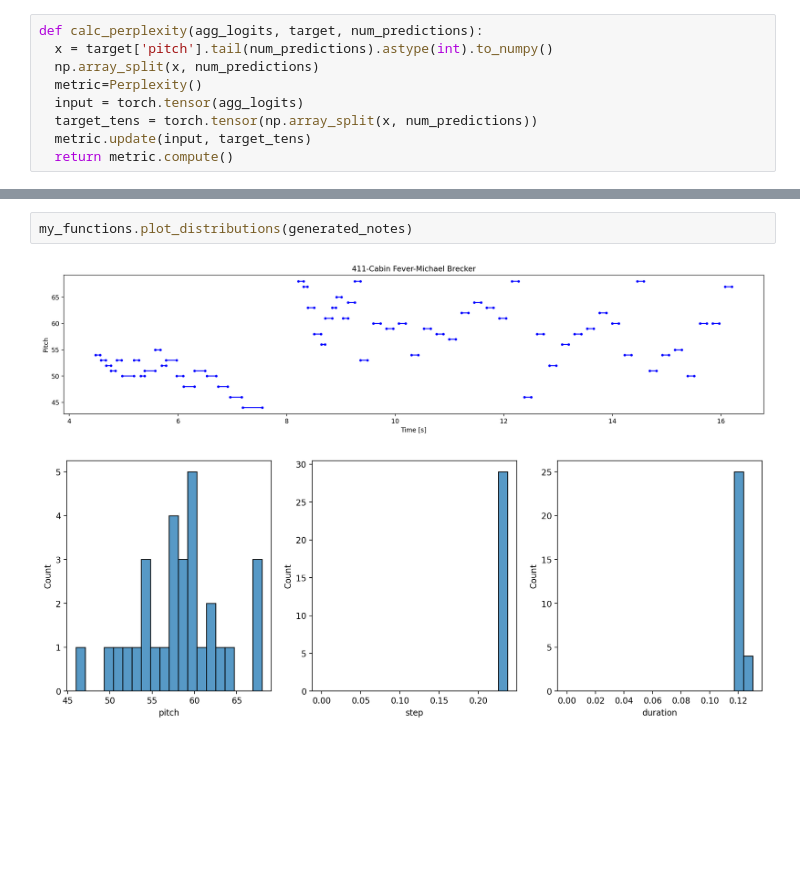
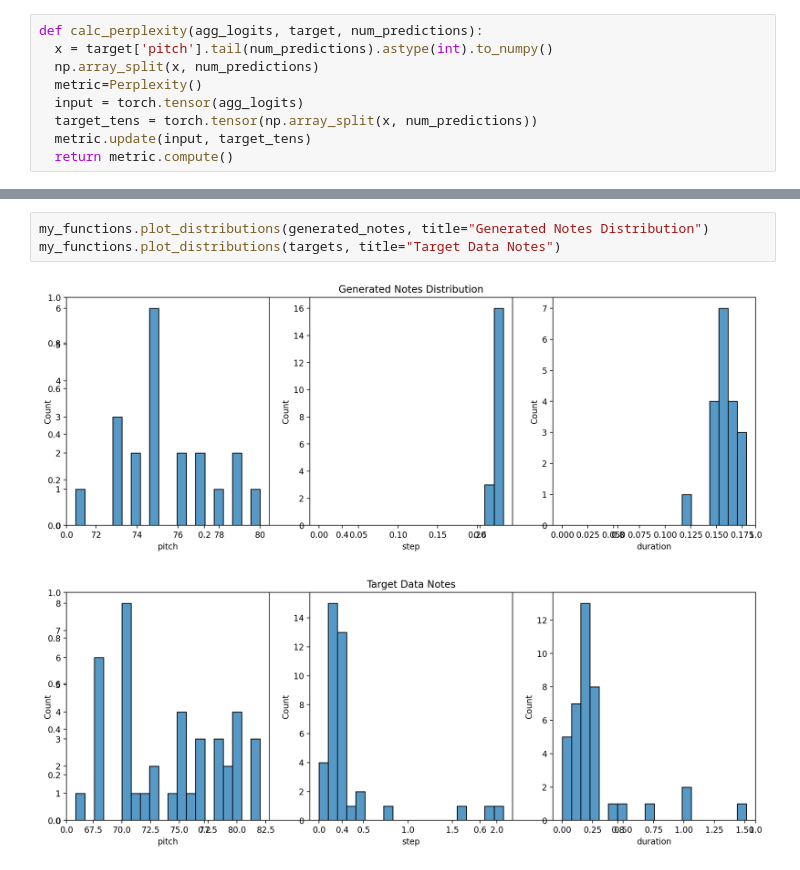
Before and after one commit to TeoVargo/SubmissionFolder, a Jupyter notebook: MixedModelBook.ipynb, the cells around one changed output, grey strips where cells are left out. Cells and saved outputs as stored; diff of their text form; blank space fills up the shorter version.

```diff
--- a/MixedModelBook.ipynb
+++ b/MixedModelBook.ipynb
@@ -479,5 +503,6 @@ my_functions.plot_notes(full_sequence, seq_length ,heading=f'{skip_list[0]}-{tit
-# %%
-my_functions.plot_distributions(generated_notes)
-# %% [output]
-[figure, removed]
-[figure, removed]
+# %%
+my_functions.plot_distributions(generated_notes, title="Generated Notes Distribution")
+my_functions.plot_distributions(targets, title="Target Data Notes")
+# %% [output]
+[figure, added]
+[figure, added]
```
Also changed, not shown: parts of 11 cells of this notebook, 10 other files.
